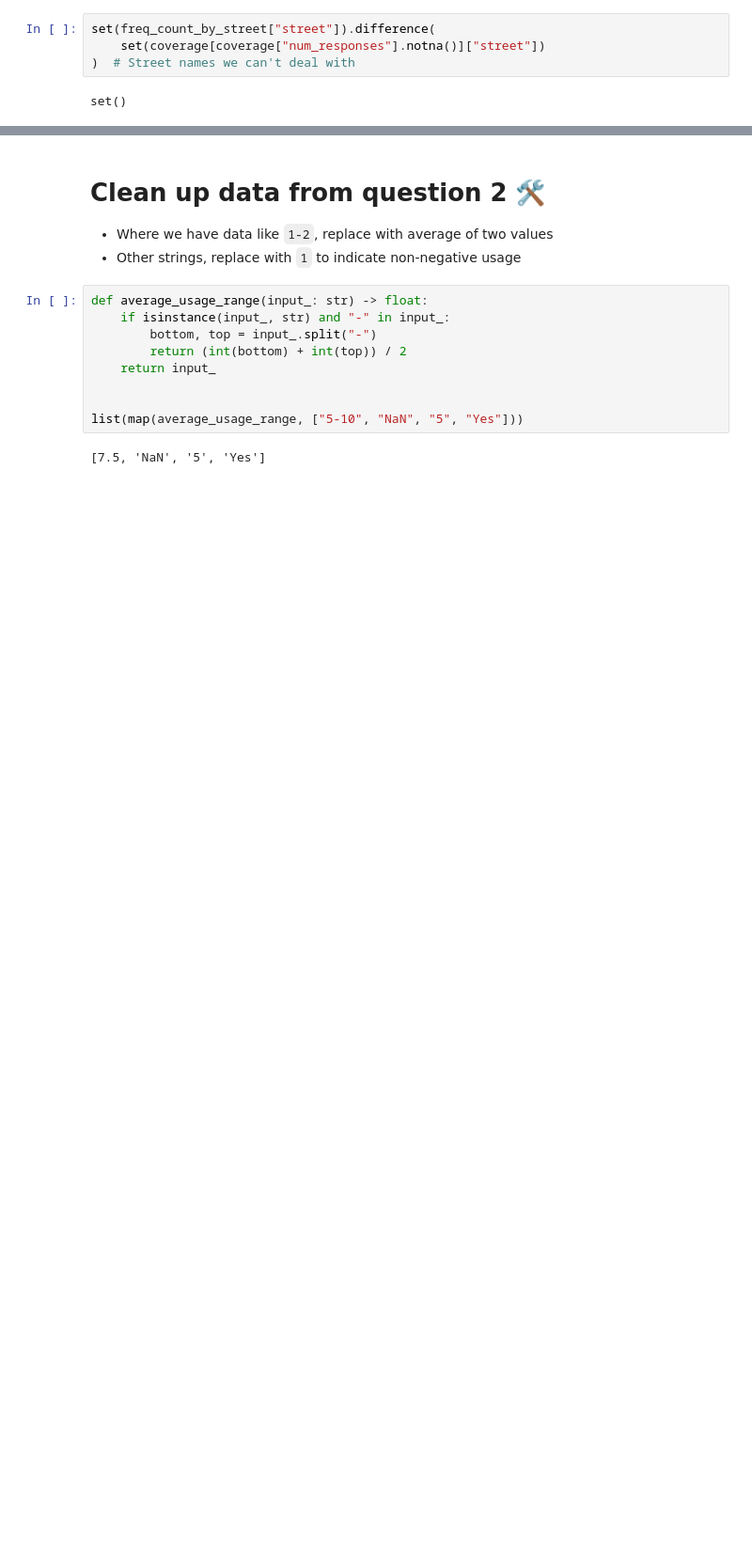
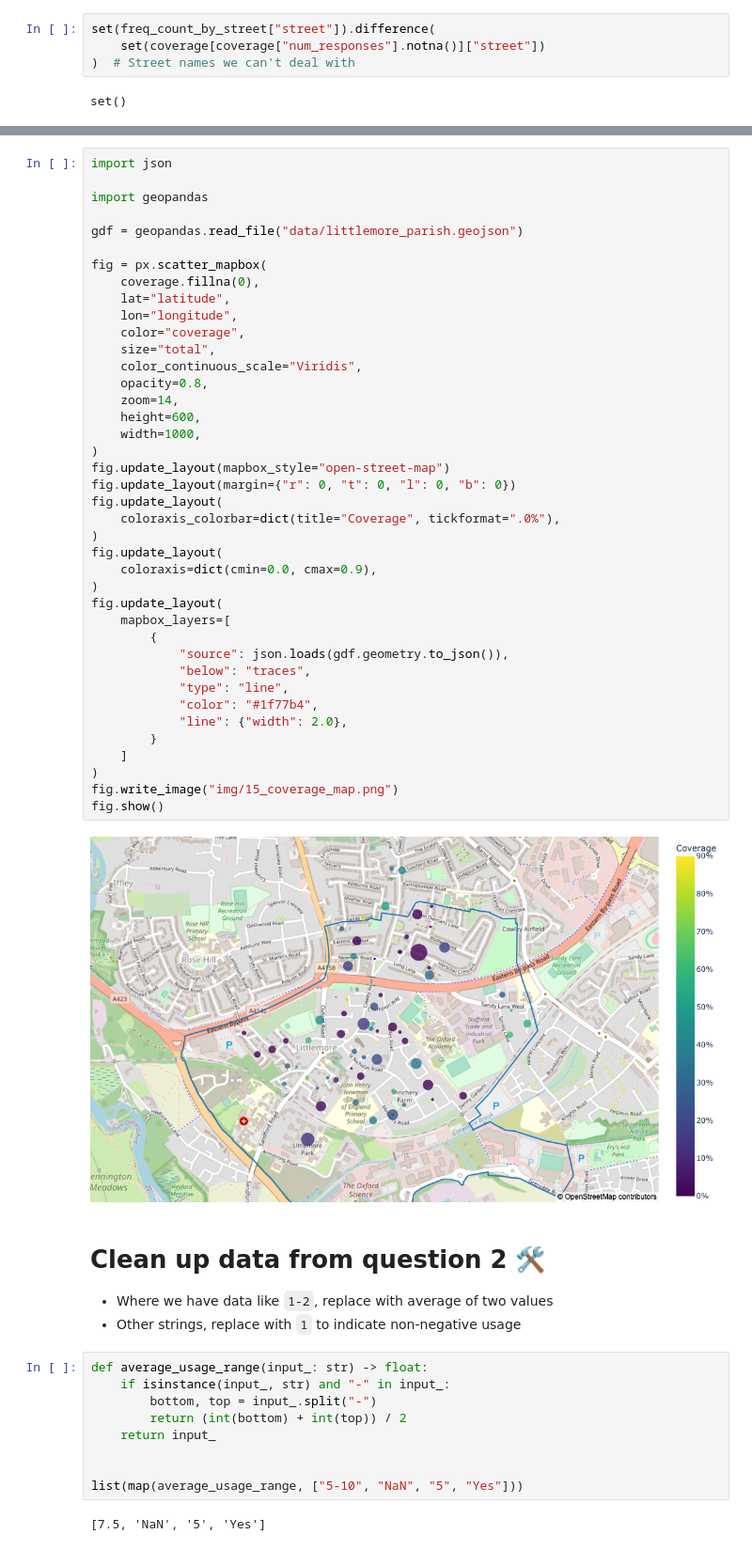
Before and after one commit to annarailton/littlemore_ltn_analysis, a Jupyter notebook: lpc_ltn_analysis.ipynb, the cells around one changed output, grey strips where cells are left out. Shown at 94% size. Saved outputs shown, nothing was run; the diff lists cells and outputs as text; blank space fills up the shorter version.

```diff
--- a/lpc_ltn_analysis.ipynb
+++ b/lpc_ltn_analysis.ipynb
@@ -306,3 +317,45 @@ set()
+# %%
+import json
+
+import geopandas
+
+gdf = geopandas.read_file("data/littlemore_parish.geojson")
+
+fig = px.scatter_mapbox(
+    coverage.fillna(0),
+    lat="latitude",
+    lon="longitude",
+    color="coverage",
+    size="total",
+    color_continuous_scale="Viridis",
+    opacity=0.8,
+    zoom=14,
+    height=600,
+    width=1000,
+)
+fig.update_layout(mapbox_style="open-street-map")
+fig.update_layout(margin={"r": 0, "t": 0, "l": 0, "b": 0})
+fig.update_layout(
+    coloraxis_colorbar=dict(title="Coverage", tickformat=".0%"),
+)
+fig.update_layout(
+    coloraxis=dict(cmin=0.0, cmax=0.9),
+)
+fig.update_layout(
+    mapbox_layers=[
+        {
+            "source": json.loads(gdf.geometry.to_json()),
+            "below": "traces",
+            "type": "line",
+            "color": "#1f77b4",
+            "line": {"width": 2.0},
+        }
+    ]
+)
+fig.write_image("img/15_coverage_map.png")
+fig.show()
+# %% [output]
+[figure, added]
 # %% [markdown]
 # Clean up data from question 2 🛠️
 
```
Also changed, not shown: parts of 32 cells of this notebook.
